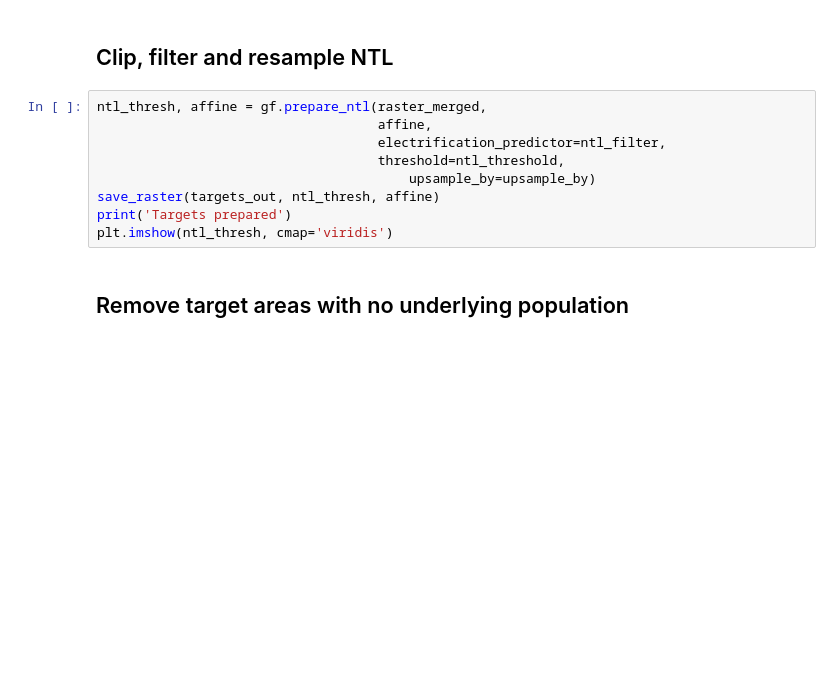
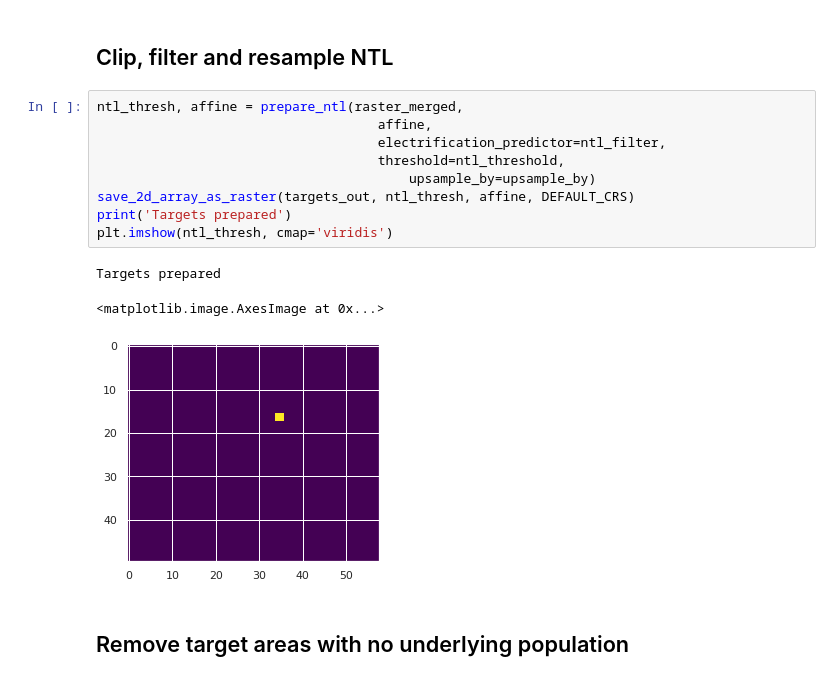
Before and after one commit to carderne/gridfinder, a Jupyter notebook: notebooks/example.ipynb, the cells around one changed output. Drawn from its saved outputs; the diff is of its cells as text; blank space fills up the shorter version.

```diff
--- a/notebooks/example.ipynb
+++ b/notebooks/example.ipynb
@@ -86,14 +112,18 @@ ax.plot_surface(X, Y, ntl_filter.filter, cmap=cm.coolwarm, linewidth=0, antialia
 # %% [markdown]
 ## Clip, filter and resample NTL
 # %%
-ntl_thresh, affine = gf.prepare_ntl(raster_merged,
+ntl_thresh, affine = prepare_ntl(raster_merged,
                                     affine,
                                     electrification_predictor=ntl_filter,
                                     threshold=ntl_threshold,
                                         upsample_by=upsample_by)
-save_raster(targets_out, ntl_thresh, affine)
+save_2d_array_as_raster(targets_out, ntl_thresh, affine, DEFAULT_CRS)
 print('Targets prepared')
 plt.imshow(ntl_thresh, cmap='viridis')
+# %% [output]
+Targets prepared
+<matplotlib.image.AxesImage at 0x...>
+[figure, added]
 # %% [markdown]
 ## Remove target areas with no underlying population
 # %%
```
Also changed, not shown: parts of 17 cells of this notebook, 21 other files.
